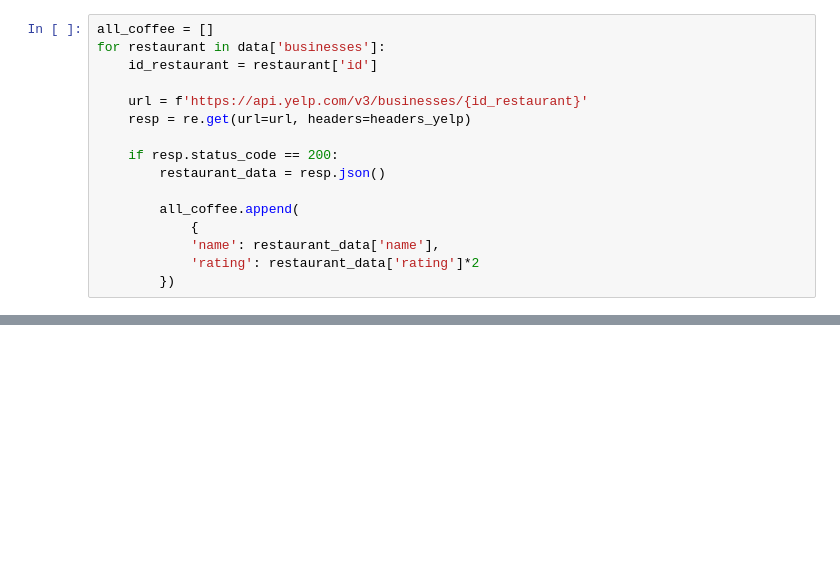
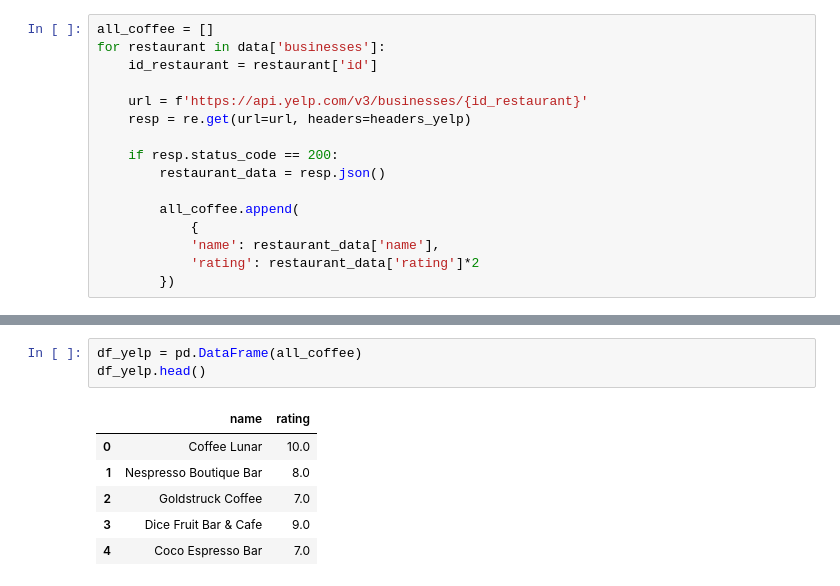
Before and after one commit to g-ath/API-Experiment-Coffee-Shop-Rankings-in-Toronto, a Jupyter notebook: Yelp_API_COFFEE.ipynb, the cells around one changed output, grey strips where cells are left out. Cells and saved outputs as stored; diff of their text form; blank space fills up the shorter version.

```diff
--- a/Yelp_API_COFFEE.ipynb
+++ b/Yelp_API_COFFEE.ipynb
@@ -49,0 +55,10 @@ for restaurant in data['businesses']:
+# %%
+df_yelp = pd.DataFrame(all_coffee)
+df_yelp.head()
+# %% [output]
+|  | name | rating |
+| 0 | Coffee Lunar | 10.0 |
+| 1 | Nespresso Boutique Bar | 8.0 |
+| 2 | Goldstruck Coffee | 7.0 |
+| 3 | Dice Fruit Bar & Cafe | 9.0 |
+| 4 | Coco Espresso Bar | 7.0 |
```
Also changed, not shown: parts of 3 cells of this notebook.
